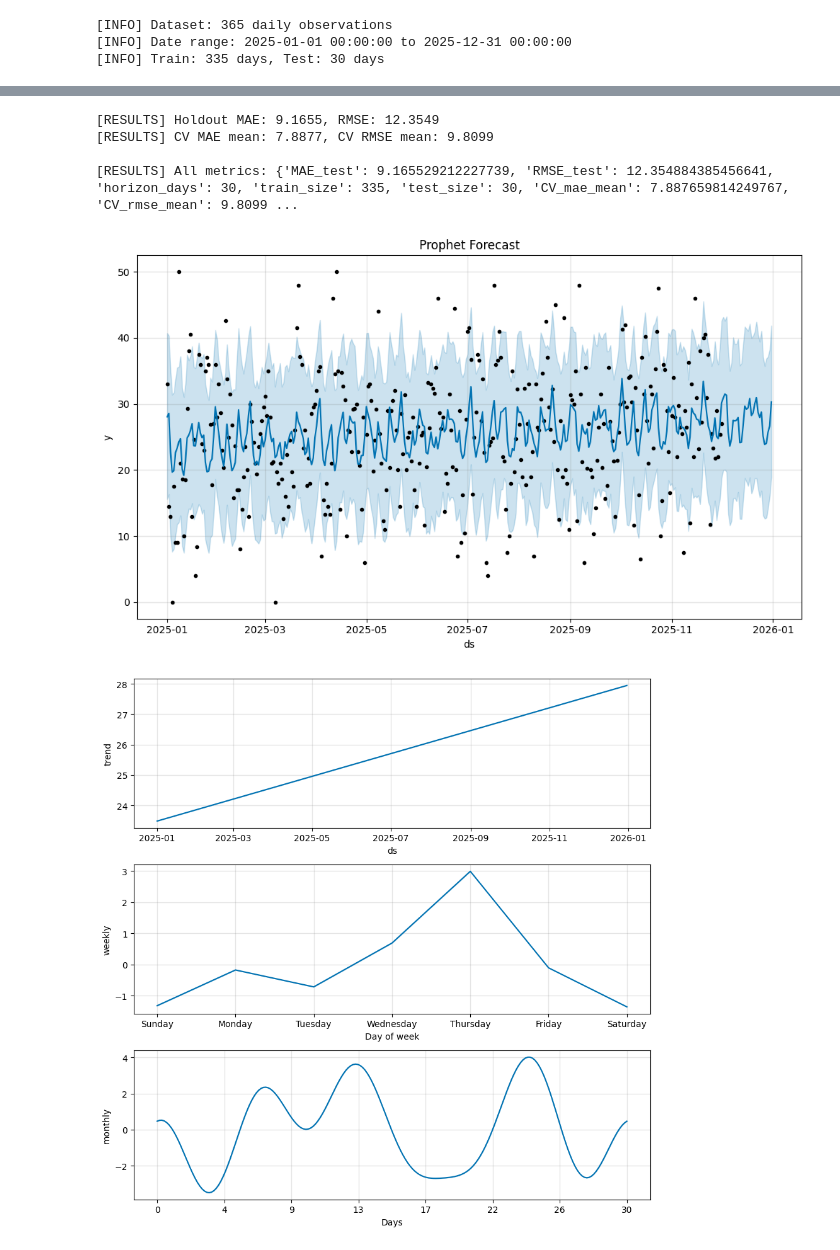
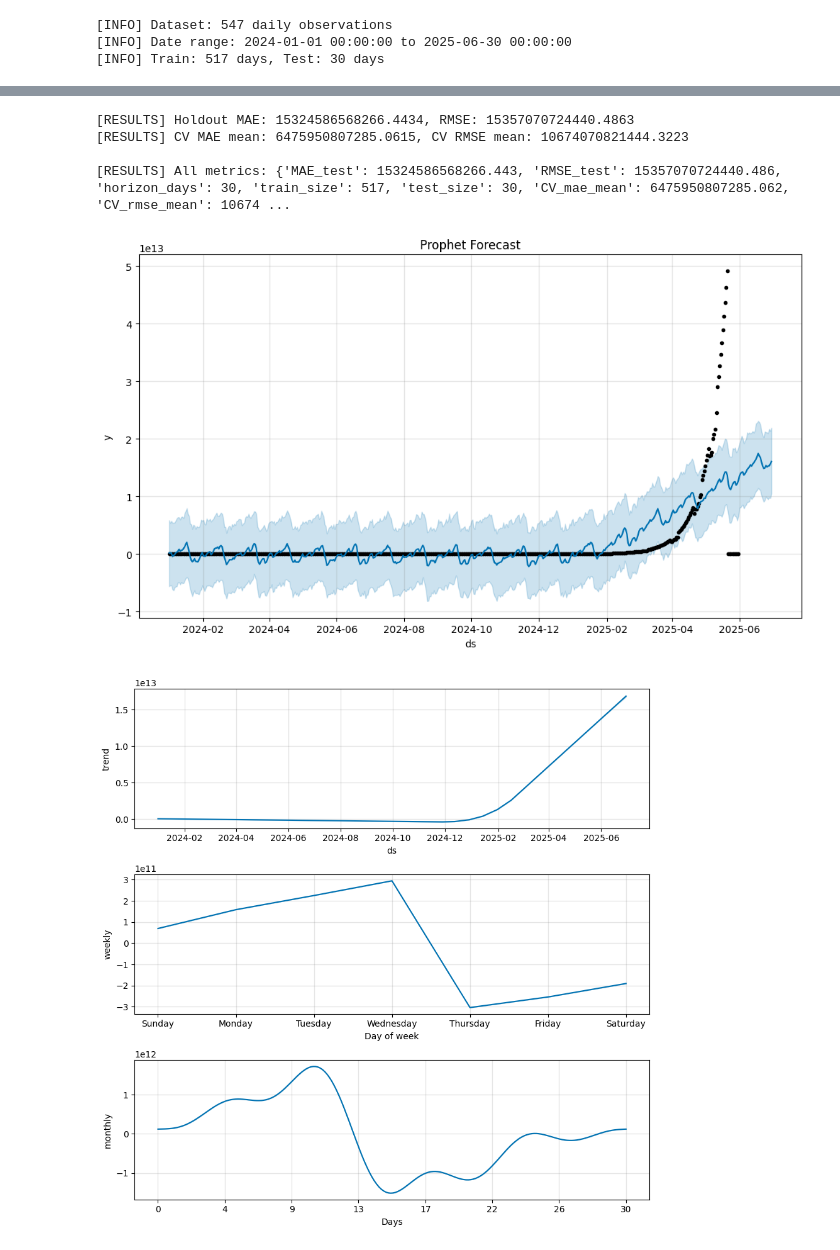
Before and after one commit to richardghostr/Prediction_de_vente, a Jupyter notebook: notebooks/01_baselines_prophet.ipynb, the cells around one changed output, grey strips where cells are left out. Saved outputs shown, nothing was run; the diff lists cells and outputs as text; code cells hidden in the pictures.

```diff
--- a/notebooks/01_baselines_prophet.ipynb
+++ b/notebooks/01_baselines_prophet.ipynb
@@ -9,7 +9,7 @@ import numpy as np
 import json
 
 PROJECT_ROOT = Path.cwd().parent
-CLEAN_PATH = PROJECT_ROOT / "data" / "interim" / "sample_clean.csv"
+CLEAN_PATH = PROJECT_ROOT / "data" / "interim" / "train_clean.csv"
 
 FORECAST_PATH = PROJECT_ROOT / "models" / "artifacts" / "prophet_forecast_final.csv"
 METRICS_PATH = PROJECT_ROOT / "models" / "metrics" / "prophet_metrics_final.json"
@@ -129,6 +129,6 @@ with open(METRICS_PATH, 'w') as f:
 print(f"\nForecast sauvegarde : {FORECAST_PATH}")
 print(f"Metrics sauvegardees : {METRICS_PATH}")
 # %% [output]
-[INFO] Dataset: 365 daily observations
-[INFO] Date range: 2025-01-01 00:00:00 to 2025-12-31 00:00:00
-[INFO] Train: 335 days, Test: 30 days
+[INFO] Dataset: 547 daily observations
+[INFO] Date range: 2024-01-01 00:00:00 to 2025-06-30 00:00:00
+[INFO] Train: 517 days, Test: 30 days
@@ -137,9 +137,9 @@ print(f"Metrics sauvegardees : {METRICS_PATH}")
-[RESULTS] Holdout MAE: 9.1655, RMSE: 12.3549
-[RESULTS] CV MAE mean: 7.8877, CV RMSE mean: 9.8099
+[RESULTS] Holdout MAE: 15324586568266.4434, RMSE: 15357070724440.4863
+[RESULTS] CV MAE mean: 6475950807285.0615, CV RMSE mean: 10674070821444.3223
 
-[RESULTS] All metrics: {'MAE_test': 9.165529212227739, 'RMSE_test': 12.354884385456641, 'horizon_days': 30, 'train_size': 335, 'test_size': 30, 'CV_mae_mean': 7.887659814249767, 'CV_rmse_mean': 9.8099 ...
+[RESULTS] All metrics: {'MAE_test': 15324586568266.443, 'RMSE_test': 15357070724440.486, 'horizon_days': 30, 'train_size': 517, 'test_size': 30, 'CV_mae_mean': 6475950807285.062, 'CV_rmse_mean': 10674 ...
-[figure, old version]
+[figure, new version]
-[figure, old version]
+[figure, new version]
 Forecast sauvegarde : c:\Users\richa\Prediction_de_vente\Prediction_de_vente\models\artifacts\prophet_forecast_final.csv
 Metrics sauvegardees : c:\Users\richa\Prediction_de_vente\Prediction_de_vente\models\metrics\prophet_metrics_final.json
 # %%
```
Also changed, not shown: parts of 1 cell of this notebook, 13 other files.
